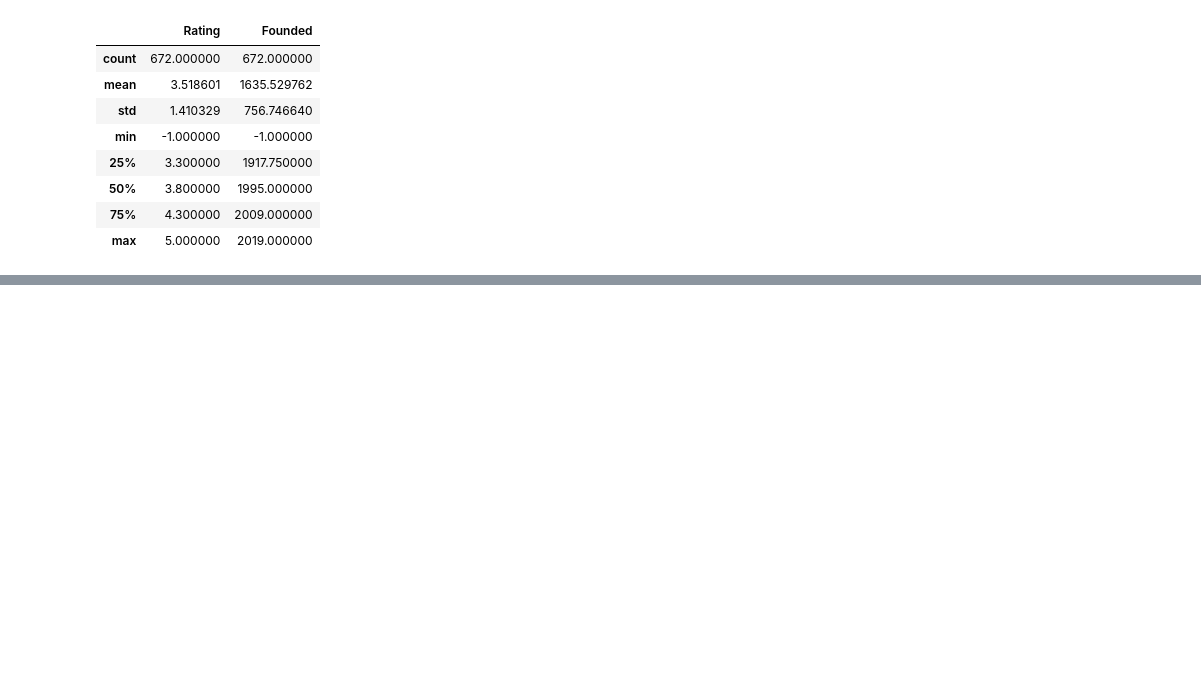
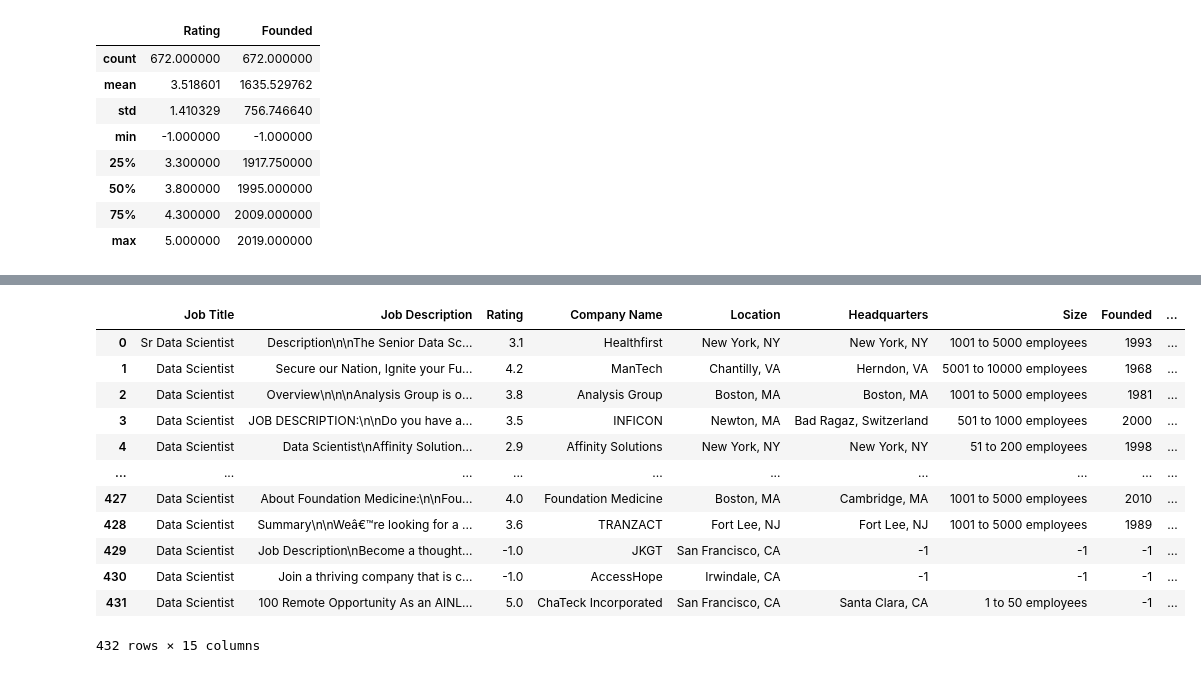
Before and after one commit to KishanYern/Data-Science-Project, a Jupyter notebook: computer_jobs.ipynb, the cells around one changed output, grey strips where cells are left out. Saved outputs shown, nothing was run; the diff lists cells and outputs as text; code cells hidden in the pictures; blank space fills up the shorter version.

```diff
--- a/computer_jobs.ipynb
+++ b/computer_jobs.ipynb
@@ -67,0 +104,20 @@ df.head()
+# %%
+split_columns = df['Salary Estimate'].str.split('-') #splitting the salary estimate column into min and max salary
+df['Min Salary'] = split_columns.str[0].str.extract('(\d+)').astype(int)
+df['Max Salary'] = split_columns.str[1].str.extract('(\d+)').astype(int)
+df = df.drop(columns = ['Salary Estimate'], axis = 1)
+df
+# %% [output]
+|  | Job Title | Job Description | Rating | Company Name | Location | Headquarters | Size | Founded | ... |
+| 0 | Sr Data Scientist | Description\n\nThe Senior Data Sc... | 3.1 | Healthfirst | New York, NY | New York, NY | 1001 to 5000 employees | 1993 | ... |
+| 1 | Data Scientist | Secure our Nation, Ignite your Fu... | 4.2 | ManTech | Chantilly, VA | Herndon, VA | 5001 to 10000 employees | 1968 | ... |
+| 2 | Data Scientist | Overview\n\n\nAnalysis Group is o... | 3.8 | Analysis Group | Boston, MA | Boston, MA | 1001 to 5000 employees | 1981 | ... |
+| 3 | Data Scientist | JOB DESCRIPTION:\n\nDo you have a... | 3.5 | INFICON | Newton, MA | Bad Ragaz, Switzerland | 501 to 1000 employees | 2000 | ... |
+| 4 | Data Scientist | Data Scientist\nAffinity Solution... | 2.9 | Affinity Solutions | New York, NY | New York, NY | 51 to 200 employees | 1998 | ... |
+| ... | ... | ... | ... | ... | ... | ... | ... | ... | ... |
+| 427 | Data Scientist | About Foundation Medicine:\n\nFou... | 4.0 | Foundation Medicine | Boston, MA | Cambridge, MA | 1001 to 5000 employees | 2010 | ... |
+| 428 | Data Scientist | Summary\n\nWeâ€™re looking for a ... | 3.6 | TRANZACT | Fort Lee, NJ | Fort Lee, NJ | 1001 to 5000 employees | 1989 | ... |
+| 429 | Data Scientist | Job Description\nBecome a thought... | -1.0 | JKGT | San Francisco, CA | -1 | -1 | -1 | ... |
+| 430 | Data Scientist | Join a thriving company that is c... | -1.0 | AccessHope | Irwindale, CA | -1 | -1 | -1 | ... |
+| 431 | Data Scientist | 100 Remote Opportunity As an AINL... | 5.0 | ChaTeck Incorporated | San Francisco, CA | Santa Clara, CA | 1 to 50 employees | -1 | ... |
+432 rows × 15 columns
```
Also changed, not shown: parts of 8 cells of this notebook.
